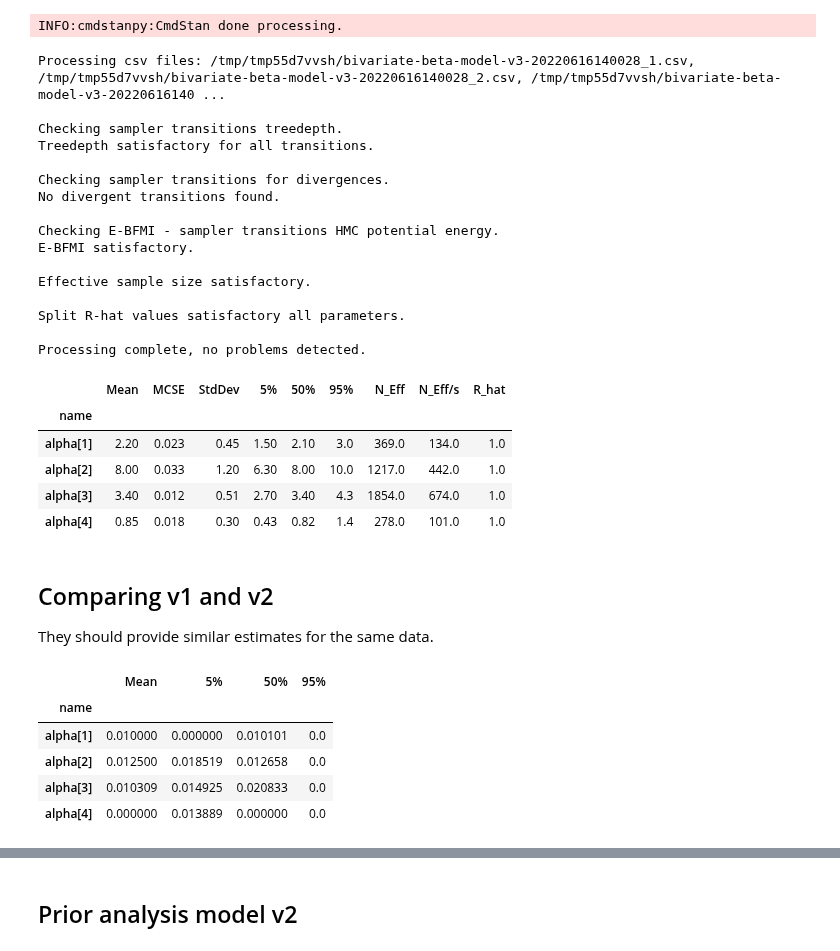
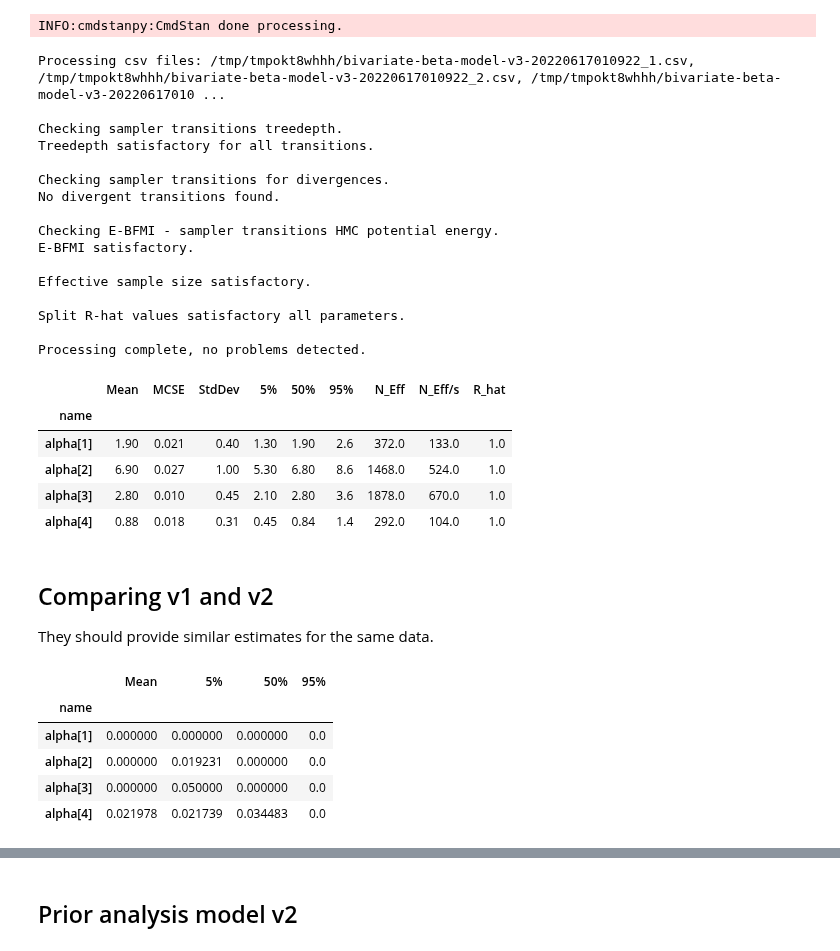
Before and after one commit to lucasmoschen/bivariate-beta, a Jupyter notebook: notebooks/bayesian_estimation_biv_beta.ipynb, the cells around one changed output, grey strips where cells are left out. Saved outputs shown, nothing was run; the diff lists cells and outputs as text; code cells hidden in the pictures.

```diff
--- a/notebooks/bayesian_estimation_biv_beta.ipynb
+++ b/notebooks/bayesian_estimation_biv_beta.ipynb
@@ -46,7 +46,7 @@ Y = U[:,0] + U[:,2]
 XY = np.column_stack([X,Y])
 
 # Gamma hyperparameters
-a = 2*np.array([1,1,1,1])
+a = np.array([1,1,1,1])
 b = 0.1*np.array([1,1,1,1])
 
 # bojum prior
@@ -164,7 +164,7 @@ INFO:cmdstanpy:CmdStan done processing.
 # %%
 print(model_fit_v3.diagnose())
 # %% [output]
-Processing csv files: /tmp/tmp55d7vvsh/bivariate-beta-model-v3-20220616140028_1.csv, /tmp/tmp55d7vvsh/bivariate-beta-model-v3-20220616140028_2.csv, /tmp/tmp55d7vvsh/bivariate-beta-model-v3-20220616140 ...
+Processing csv files: /tmp/tmpokt8whhh/bivariate-beta-model-v3-20220617010922_1.csv, /tmp/tmpokt8whhh/bivariate-beta-model-v3-20220617010922_2.csv, /tmp/tmpokt8whhh/bivariate-beta-model-v3-20220617010 ...
 
 Checking sampler transitions treedepth.
 Treedepth satisfactory for all transitions.
@@ -186,25 +186,24 @@ df[df.index.str.contains('alpha')]
 # %% [output]
 |  | Mean | MCSE | StdDev | 5% | 50% | 95% | N_Eff | N_Eff/s | R_hat |
 | name |  |  |  |  |  |  |  |  |  |
-| alpha[1] | 2.20 | 0.023 | 0.45 | 1.50 | 2.10 | 3.0 | 369.0 | 134.0 | 1.0 |
-| alpha[2] | 8.00 | 0.033 | 1.20 | 6.30 | 8.00 | 10.0 | 1217.0 | 442.0 | 1.0 |
-| alpha[3] | 3.40 | 0.012 | 0.51 | 2.70 | 3.40 | 4.3 | 1854.0 | 674.0 | 1.0 |
-| alpha[4] | 0.85 | 0.018 | 0.30 | 0.43 | 0.82 | 1.4 | 278.0 | 101.0 | 1.0 |
+| alpha[1] | 1.90 | 0.021 | 0.40 | 1.30 | 1.90 | 2.6 | 372.0 | 133.0 | 1.0 |
+| alpha[2] | 6.90 | 0.027 | 1.00 | 5.30 | 6.80 | 8.6 | 1468.0 | 524.0 | 1.0 |
+| alpha[3] | 2.80 | 0.010 | 0.45 | 2.10 | 2.80 | 3.6 | 1878.0 | 670.0 | 1.0 |
+| alpha[4] | 0.88 | 0.018 | 0.31 | 0.45 | 0.84 | 1.4 | 292.0 | 104.0 | 1.0 |
 # %% [markdown]
 ## Comparing v1 and v2
 
 They should provide similar estimates for the same data.
 # %%
 comparing = ['Mean', '5%', '50%', '95%']
-diff = abs(model_fit_
-           v1.summary()[comparing].iloc[1:5] - model_fit_v2.summary()[comparing].iloc[1:5])
+diff = abs(model_fit_v1.summary()[comparing].iloc[1:5] - model_fit_v2.summary()[comparing].iloc[1:5])
 diff = diff/model_fit_v1.summary()[comparing].iloc[1:5]
 # the percentage error is
 diff
 # %% [output]
 |  | Mean | 5% | 50% | 95% |
 | name |  |  |  |  |
-| alpha[1] | 0.010000 | 0.000000 | 0.010101 | 0.0 |
-| alpha[2] | 0.012500 | 0.018519 | 0.012658 | 0.0 |
-| alpha[3] | 0.010309 | 0.014925 | 0.020833 | 0.0 |
-| alpha[4] | 0.000000 | 0.013889 | 0.000000 | 0.0 |
+| alpha[1] | 0.000000 | 0.000000 | 0.000000 | 0.0 |
+| alpha[2] | 0.000000 | 0.019231 | 0.000000 | 0.0 |
+| alpha[3] | 0.000000 | 0.050000 | 0.000000 | 0.0 |
+| alpha[4] | 0.021978 | 0.021739 | 0.034483 | 0.0 |
```
Also changed, not shown: parts of 11 cells of this notebook.
